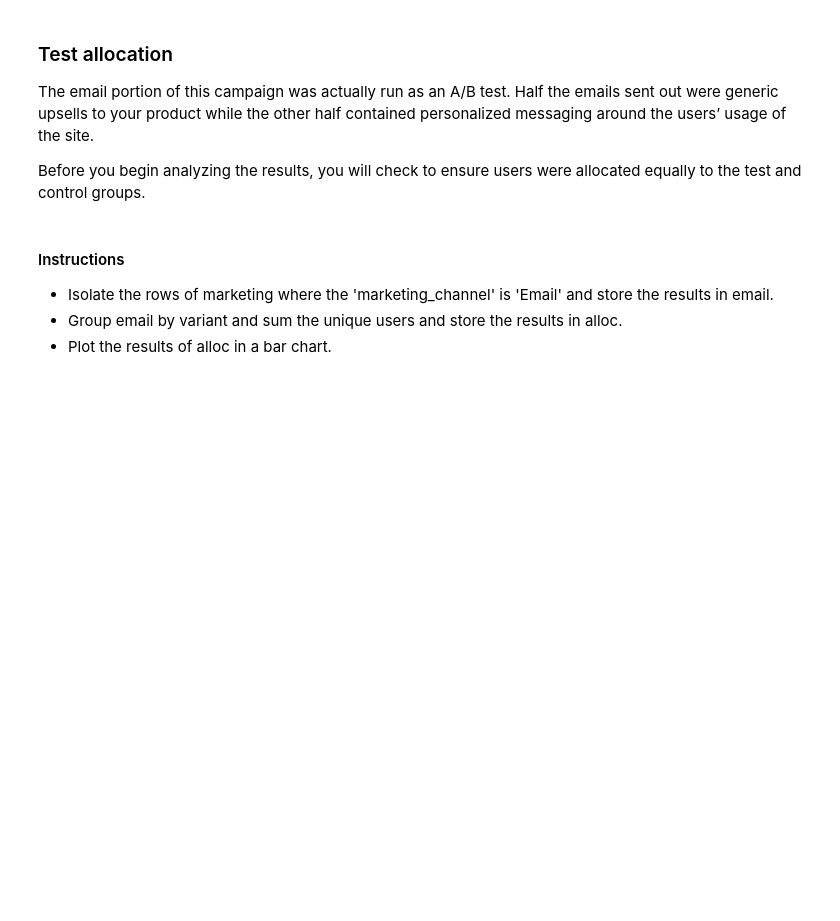
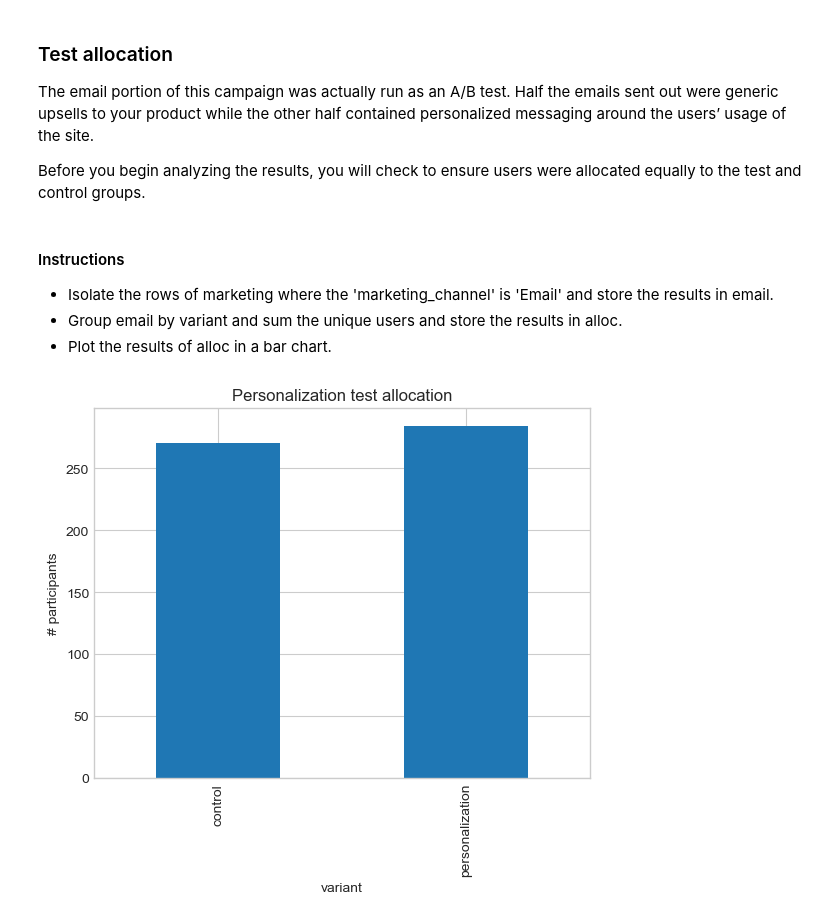
Before and after one commit to dreamsmartins/3rd-Python, a Jupyter notebook: Datacamp learning/analysing_marketing_campaigns.ipynb, the cells around one changed output. Drawn from its saved outputs; the diff is of its cells as text; code cells hidden in the pictures; blank space fills up the shorter version.

```diff
--- a/Datacamp learning/analysing_marketing_campaigns.ipynb
+++ b/Datacamp learning/analysing_marketing_campaigns.ipynb
@@ -693,13 +693,15 @@ Before you begin analyzing the results, you will check to ensure users were allo
 - Plot the results of alloc in a bar chart.
 # %%
 # Subset the DataFrame
-email = ____
+email = marketing1[marketing1['marketing_channel'] == 'Email']
 
 # Group the email DataFrame by variant
-alloc = ____
+alloc = email.groupby(['variant'])['user_id'].nunique()
 
 # Plot a bar chart of the test allocation
-____
+alloc.plot(kind='bar')
 plt.title('Personalization test allocation')
 plt.ylabel('# participants')
 plt.show()
+# %% [output]
+[figure, added]
```
Also changed, not shown: parts of 3 cells of this notebook.
